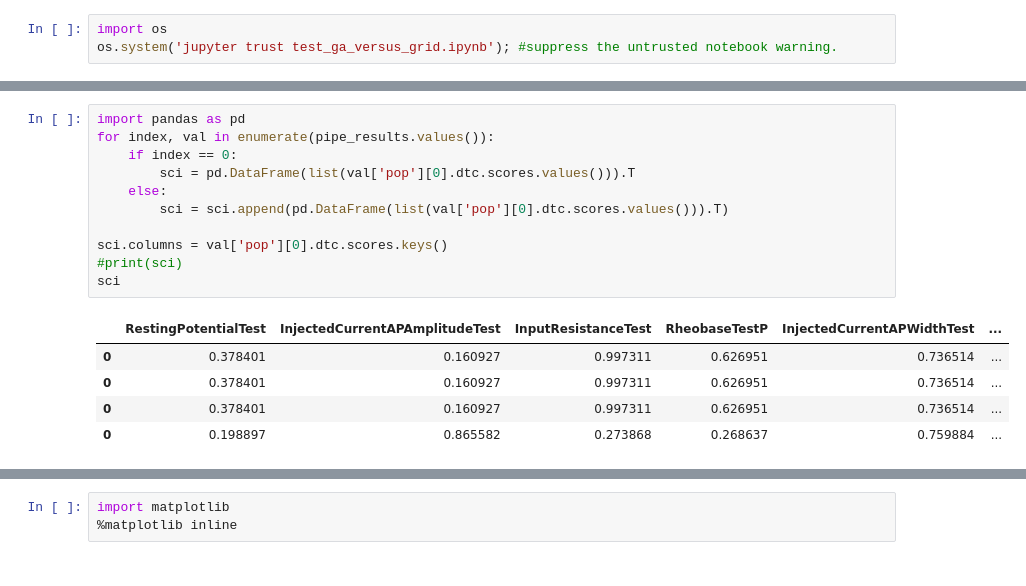
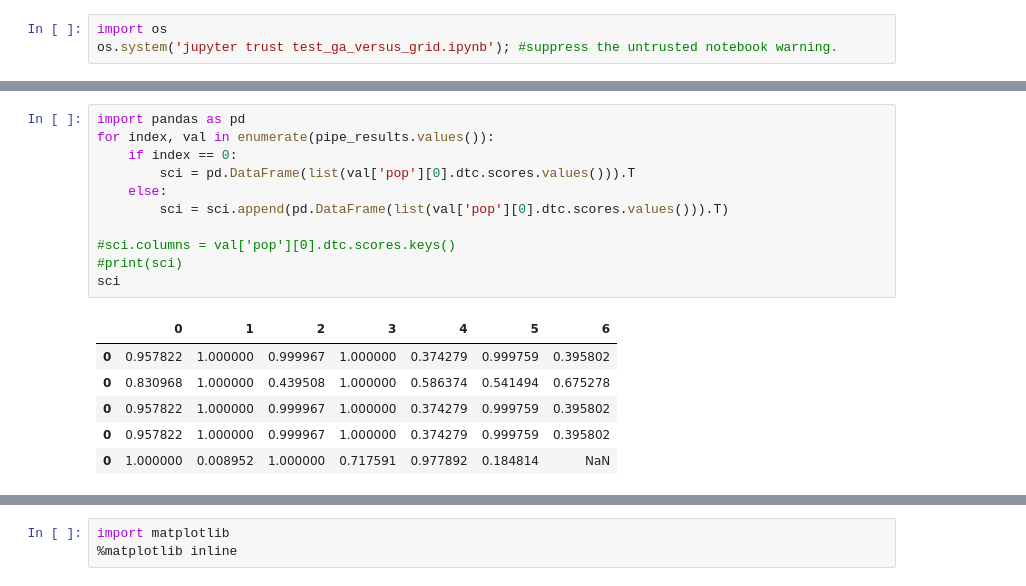
Before and after one commit to scidash/neuronunit, a Jupyter notebook: neuronunit/unit_test/test_ga_versus_grid.ipynb, the cells around one changed output, grey strips where cells are left out. Saved outputs shown, nothing was run; the diff lists cells and outputs as text.

```diff
--- a/neuronunit/unit_test/test_ga_versus_grid.ipynb
+++ b/neuronunit/unit_test/test_ga_versus_grid.ipynb
@@ -46,20 +46,21 @@ print(pipe_results)
 # %%
 import pandas as pd
 for index, val in enumerate(pipe_results.values()):
     if index == 0:
         sci = pd.DataFrame(list(val['pop'][0].dtc.scores.values())).T
     else:
         sci = sci.append(pd.DataFrame(list(val['pop'][0].dtc.scores.values())).T)
 
-sci.columns = val['pop'][0].dtc.scores.keys()
+#sci.columns = val['pop'][0].dtc.scores.keys()
 #print(sci)
 sci
 # %% [output]
-|  | RestingPotentialTest | InjectedCurrentAPAmplitudeTest | InputResistanceTest | RheobaseTestP | InjectedCurrentAPWidthTest | ... |
-| 0 | 0.378401 | 0.160927 | 0.997311 | 0.626951 | 0.736514 | ... |
-| 0 | 0.378401 | 0.160927 | 0.997311 | 0.626951 | 0.736514 | ... |
-| 0 | 0.378401 | 0.160927 | 0.997311 | 0.626951 | 0.736514 | ... |
-| 0 | 0.198897 | 0.865582 | 0.273868 | 0.268637 | 0.759884 | ... |
+|  | 0 | 1 | 2 | 3 | 4 | 5 | 6 |
+| 0 | 0.957822 | 1.000000 | 0.999967 | 1.000000 | 0.374279 | 0.999759 | 0.395802 |
+| 0 | 0.830968 | 1.000000 | 0.439508 | 1.000000 | 0.586374 | 0.541494 | 0.675278 |
+| 0 | 0.957822 | 1.000000 | 0.999967 | 1.000000 | 0.374279 | 0.999759 | 0.395802 |
+| 0 | 0.957822 | 1.000000 | 0.999967 | 1.000000 | 0.374279 | 0.999759 | 0.395802 |
+| 0 | 1.000000 | 0.008952 | 1.000000 | 0.717591 | 0.977892 | 0.184814 | NaN |
 # %%
 import pandas as pd
 for index, val in enumerate(pipe_results.values()):
```
Also changed, not shown: parts of 7 cells of this notebook.
